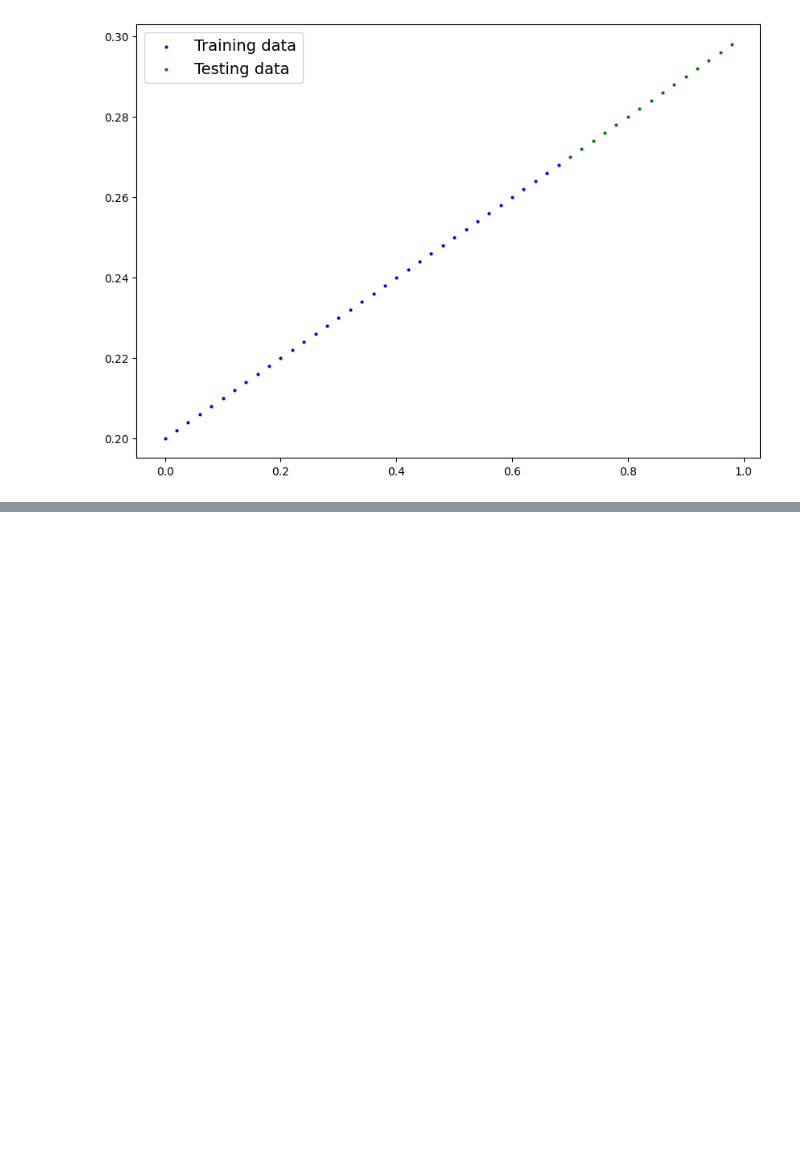
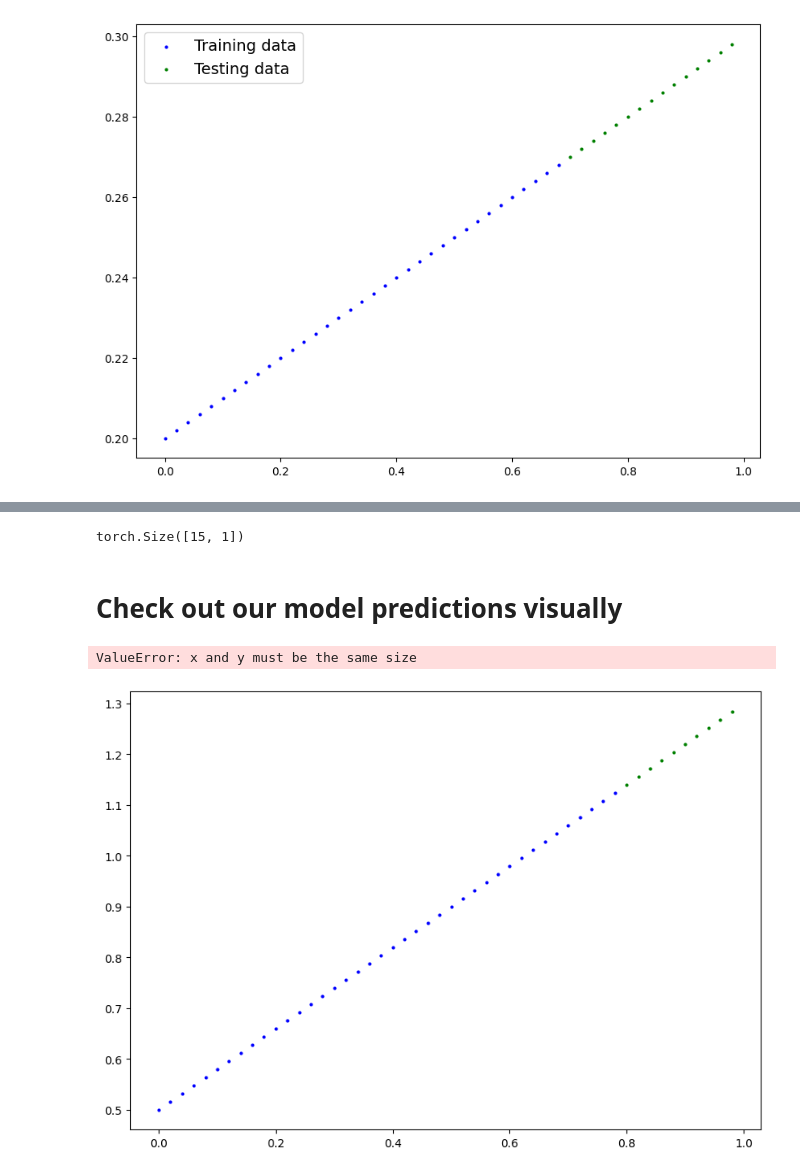
Before and after one commit to ayvemake/Pytorch_DeepLearning, a Jupyter notebook: model.ipynb, the cells around one changed output, grey strips where cells are left out. Saved outputs shown, nothing was run; the diff lists cells and outputs as text; code cells hidden in the pictures; blank space fills up the shorter version.

Commit message:
done predictions on second model, have to fix plotting

```diff
--- a/model.ipynb
+++ b/model.ipynb
@@ -468,0 +602,11 @@ class LinearRegressionModelV2(nn.Module):
+# %%
+y_preds.shape
+# %% [output]
+torch.Size([15, 1])
+# %% [markdown]
+# Check out our model predictions visually
+# %%
+plot_predictions(predictions=y_preds.cpu())
+# %% [output]
+ValueError: x and y must be the same size
+[figure, added]
```
Also changed, not shown: parts of 14 cells of this notebook.
